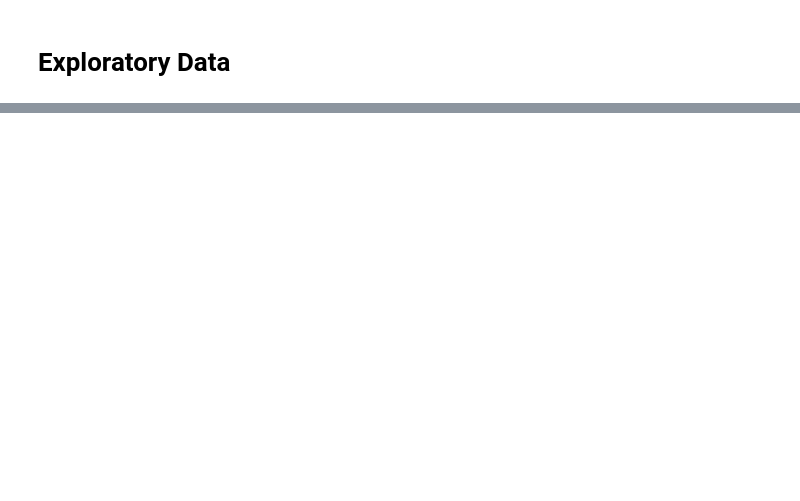
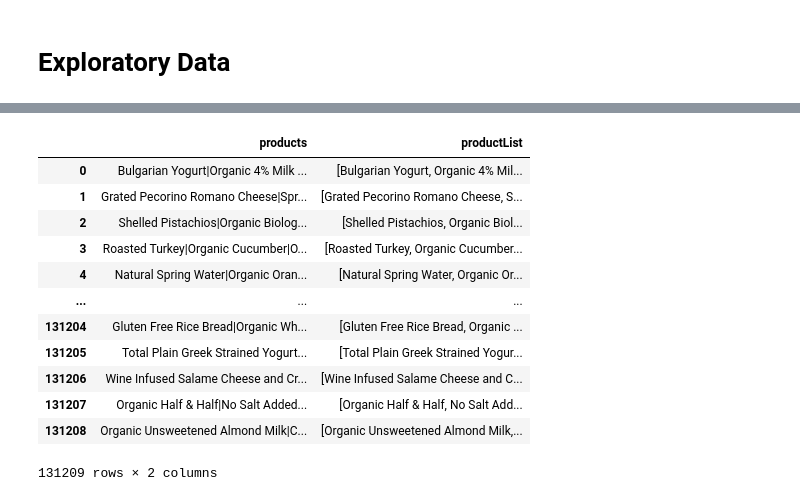
Before and after one commit to juandaantoniusapakpahan/market-basket-analysis-using-fp-growth-for-product-recommendation, a Jupyter notebook: EDA dataset proyek.ipynb, the cells around one changed output, grey strips where cells are left out. Cells and saved outputs as stored; diff of their text form; code cells hidden in the pictures; blank space fills up the shorter version.

```diff
--- a/EDA dataset proyek.ipynb
+++ b/EDA dataset proyek.ipynb
@@ -123,4 +343,4 @@ fin_data1[numerical_vars].corr()
 # %%
-data = pd.read_csv("D:/1.KULIAH/SEMESTER 7/Penambangan Data/Proyek/Dataset/market_basket_07.csv")
+df = pd.read_csv('D:/1.KULIAH/SEMESTER 7/Penambangan Data/Proyek/Dataset/market_basket_rekomendasi_produk.csv')
 # %%
-data.drop(['order_id','order_dow','order_hour_of_day','days_since_prior_order'], axis=1, inplace=True)
+df = df.drop(['order_id','user_id','order_number','order_dow','order_hour_of_day','days_since_prior_order'], axis=1)
@@ -128,0 +347,18 @@ data.head()
+# %%
+df['productList'] = df['products'].str.split('|')
+# %%
+df
+# %% [output]
+|  | products | productList |
+| 0 | Bulgarian Yogurt|Organic 4% Milk ... | [Bulgarian Yogurt, Organic 4% Mil... |
+| 1 | Grated Pecorino Romano Cheese|Spr... | [Grated Pecorino Romano Cheese, S... |
+| 2 | Shelled Pistachios|Organic Biolog... | [Shelled Pistachios, Organic Biol... |
+| 3 | Roasted Turkey|Organic Cucumber|O... | [Roasted Turkey, Organic Cucumber... |
+| 4 | Natural Spring Water|Organic Oran... | [Natural Spring Water, Organic Or... |
+| ... | ... | ... |
+| 131204 | Gluten Free Rice Bread|Organic Wh... | [Gluten Free Rice Bread, Organic ... |
+| 131205 | Total Plain Greek Strained Yogurt... | [Total Plain Greek Strained Yogur... |
+| 131206 | Wine Infused Salame Cheese and Cr... | [Wine Infused Salame Cheese and C... |
+| 131207 | Organic Half & Half|No Salt Added... | [Organic Half & Half, No Salt Add... |
+| 131208 | Organic Unsweetened Almond Milk|C... | [Organic Unsweetened Almond Milk,... |
+131209 rows × 2 columns
```
Also changed, not shown: parts of 60 cells of this notebook.
